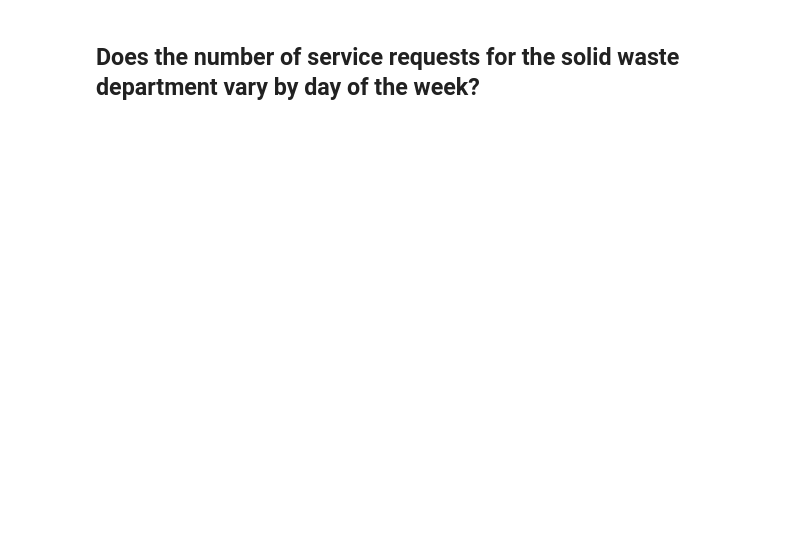
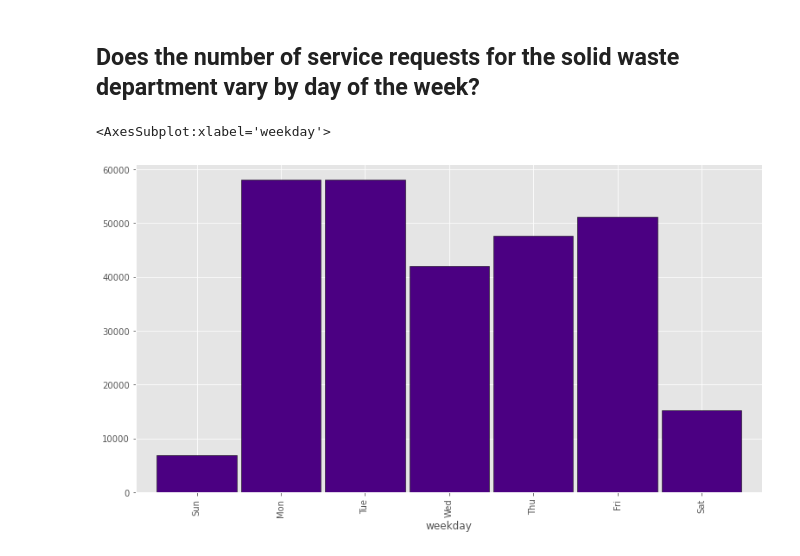
Before and after one commit to brianclements03/spark_exercises, a Jupyter notebook: explore.ipynb, the cells around one changed output. Saved outputs shown, nothing was run; the diff lists cells and outputs as text; code cells hidden in the pictures; blank space fills up the shorter version.

```diff
--- a/explore.ipynb
+++ b/explore.ipynb
@@ -514,2 +539,19 @@ df.filter(df.department=='Customer Service')
 # %% [markdown]
 ## Does the number of service requests for the solid waste department vary by day of the week?
+# %%
+weekdays = ['Sun', 'Mon', 'Tue', 'Wed', 'Thu', 'Fri', 'Sat']
+
+# svc_rqst_solid_waste =
+(
+df.withColumn('weekday', date_format(col('case_opened_date'),'E'))
+    .filter(df.department == 'Solid Waste')
+    .groupBy('weekday')
+    .count()
+    .toPandas()
+    .assign(weekday=lambda df: pd.Categorical(df.weekday, categories=weekdays, ordered=True))\
+    # lambda function take input: output
+.set_index('weekday')['count'].sort_index().plot.bar(width=0.95, ec="black", color="indigo")
+)
+# %% [output]
+<AxesSubplot:xlabel='weekday'>
+[figure, added]
```
Also changed, not shown: parts of 5 cells of this notebook.
